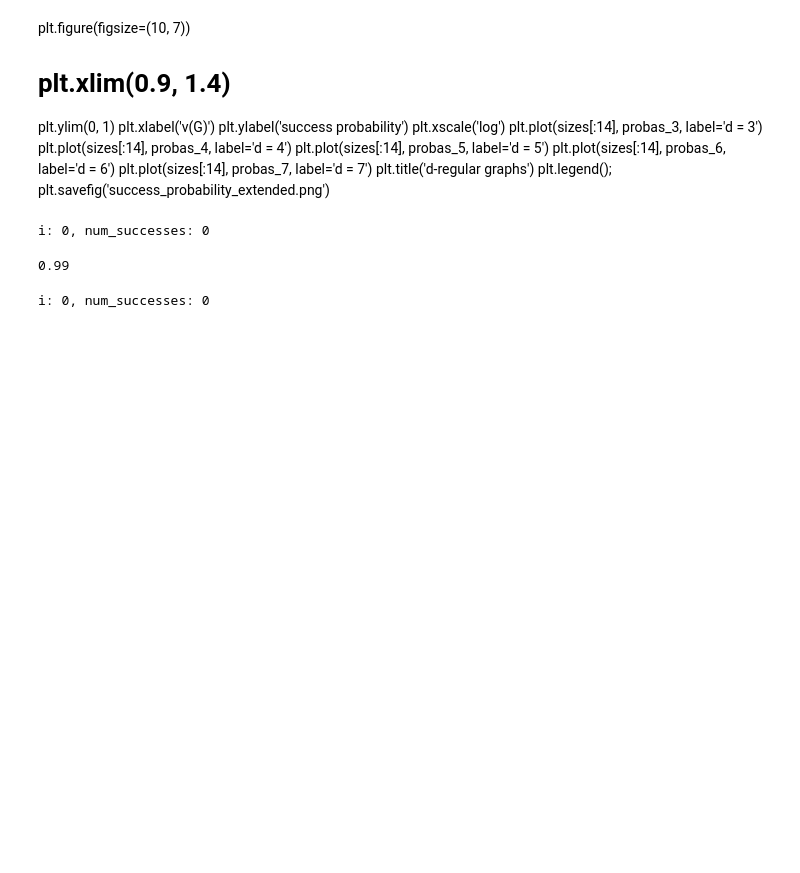
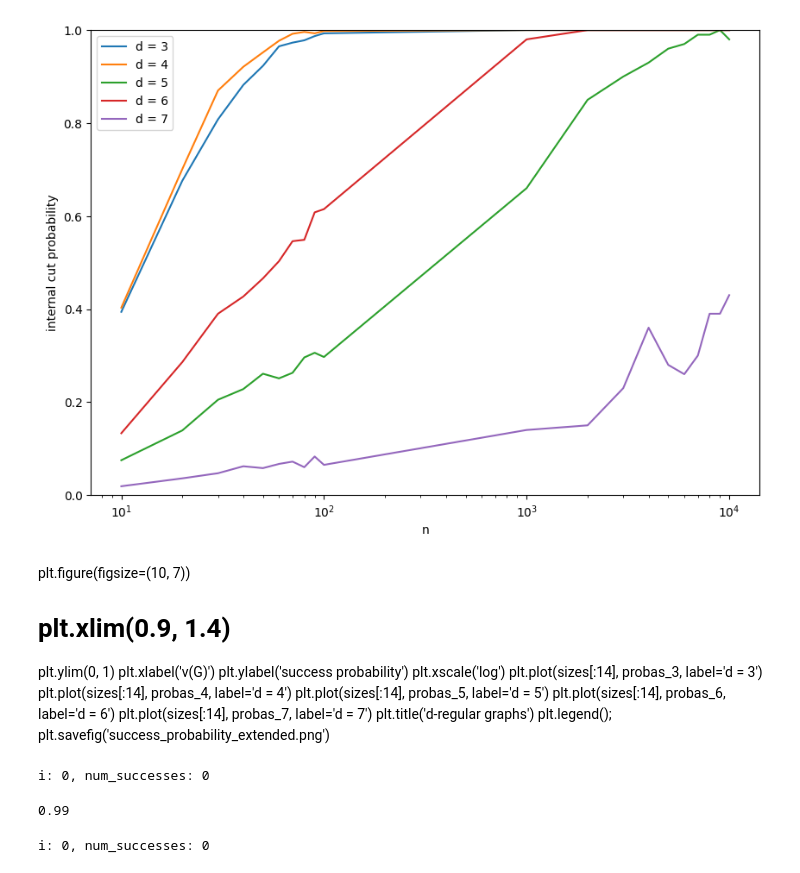
Before and after one commit to Paul566/internal-cuts, a Jupyter notebook: swap-processes.ipynb, the cells around one changed output. Cells and saved outputs as stored; diff of their text form; code cells hidden in the pictures; blank space fills up the shorter version.

```diff
--- a/swap-processes.ipynb
+++ b/swap-processes.ipynb
@@ -10,40 +12,33 @@ from src import *
 # %%
 sizes = np.hstack((np.arange(10, 101, 10), np.arange(1000, 10001, 1000)))
 probas_3 = []
 probas_4 = []
 probas_5 = []
 probas_6 = []
 probas_7 = []
-num_tests = 10000
 
-for size in sizes:
-    print(f'size: {size}')
-    probas_3.append(measure_success_probability(3, size, num_tests, silent=False))
-    probas_4.append(measure_success_probability(4, size, num_tests, silent=False))
-    probas_5.append(measure_success_probability(5, size, num_tests, silent=False))
-    probas_6.append(measure_success_probability(6, size, num_tests, silent=False))
-    probas_7.append(measure_success_probability(7, size, num_tests, silent=False))
-
-print(sizes)
-print(probas_3)
-print(probas_4)
-print(probas_5)
-print(probas_6)
-print(probas_7)
+for size in tqdm(sizes):
+    probas_3.append(measure_success_probability(3, size, 1000 if size < 1000 else 100))
+    probas_4.append(measure_success_probability(4, size, 1000 if size < 1000 else 100))
+    probas_5.append(measure_success_probability(5, size, 1000 if size < 1000 else 100))
+    probas_6.append(measure_success_probability(6, size, 1000 if size < 1000 else 100))
+    probas_7.append(measure_success_probability(7, size, 1000 if size < 1000 else 100))
 
 plt.figure(figsize=(10, 7))
 # plt.xlim(0.9, 1.4)
 plt.ylim(0, 1)
-plt.xlabel('v(G)')
-plt.ylabel('success probability')
+plt.xlabel('n')
+plt.ylabel('internal cut probability')
 plt.xscale('log')
 plt.plot(sizes, probas_3, label='d = 3')
 plt.plot(sizes, probas_4, label='d = 4')
 plt.plot(sizes, probas_5, label='d = 5')
 plt.plot(sizes, probas_6, label='d = 6')
 plt.plot(sizes, probas_7, label='d = 7')
 plt.legend();
-plt.savefig('success_probability_extended.png')
+plt.savefig('internal_cut_proba.png')
+# %% [output]
+[figure, added]
 # %% [markdown]
 plt.figure(figsize=(10, 7))
 # plt.xlim(0.9, 1.4)
```
Also changed, not shown: parts of 34 cells of this notebook, 13 other files.
